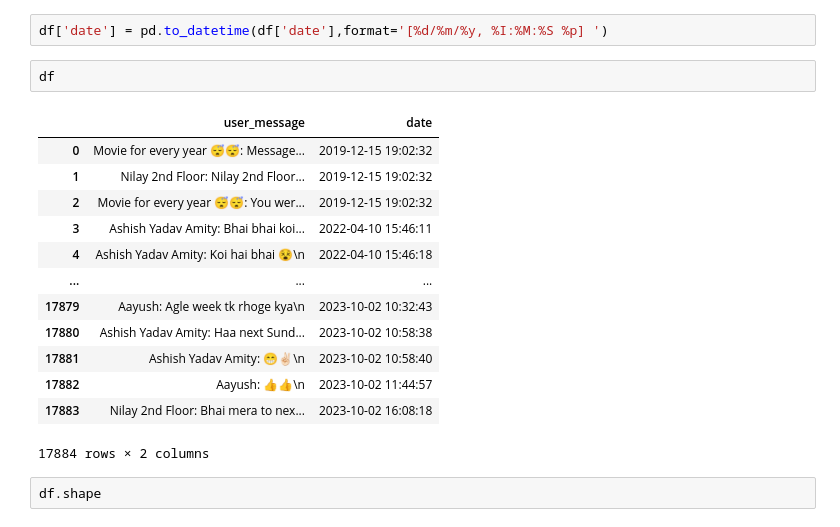
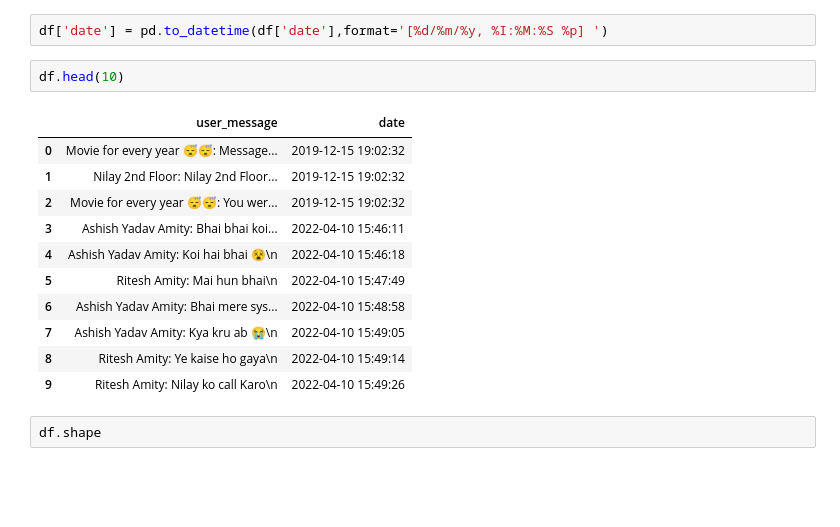
Before and after one commit to gupta-aayushkr/WhatsApp-Chat-Analysis, a Jupyter notebook: Chat Analysis.ipynb, the cells around one changed output. Saved outputs shown, nothing was run; the diff lists cells and outputs as text; blank space fills up the shorter version.

```diff
--- a/Chat Analysis.ipynb
+++ b/Chat Analysis.ipynb
@@ -84,6 +45,6 @@ df = pd.DataFrame({'user_message':message, 'date':dates})
 # %%
 df['date'] = pd.to_datetime(df['date'],format='[%d/%m/%y, %I:%M:%S %p] ')
 # %%
-df
+df.head(10)
 # %% [output]
 |  | user_message | date |
@@ -93,12 +54,10 @@ df
 | 3 | Ashish Yadav Amity: Bhai bhai koi... | 2022-04-10 15:46:11 |
 | 4 | Ashish Yadav Amity: Koi hai bhai 😵\n | 2022-04-10 15:46:18 |
-| ... | ... | ... |
-| 17879 | Aayush: Agle week tk rhoge kya\n | 2023-10-02 10:32:43 |
-| 17880 | Ashish Yadav Amity: Haa next Sund... | 2023-10-02 10:58:38 |
-| 17881 | Ashish Yadav Amity: 😁✌🏻\n | 2023-10-02 10:58:40 |
-| 17882 | Aayush: 👍👍\n | 2023-10-02 11:44:57 |
-| 17883 | Nilay 2nd Floor: Bhai mera to nex... | 2023-10-02 16:08:18 |
+| 5 | Ritesh Amity: Mai hun bhai\n | 2022-04-10 15:47:49 |
+| 6 | Ashish Yadav Amity: Bhai mere sys... | 2022-04-10 15:48:58 |
+| 7 | Ashish Yadav Amity: Kya kru ab 😭\n | 2022-04-10 15:49:05 |
+| 8 | Ritesh Amity: Ye kaise ho gaya\n | 2022-04-10 15:49:14 |
+| 9 | Ritesh Amity: Nilay ko call Karo\n | 2022-04-10 15:49:26 |
-17884 rows × 2 columns
 # %%
 df.shape
 # %% [output]
```
Also changed, not shown: parts of 48 cells of this notebook, 1 other file.
